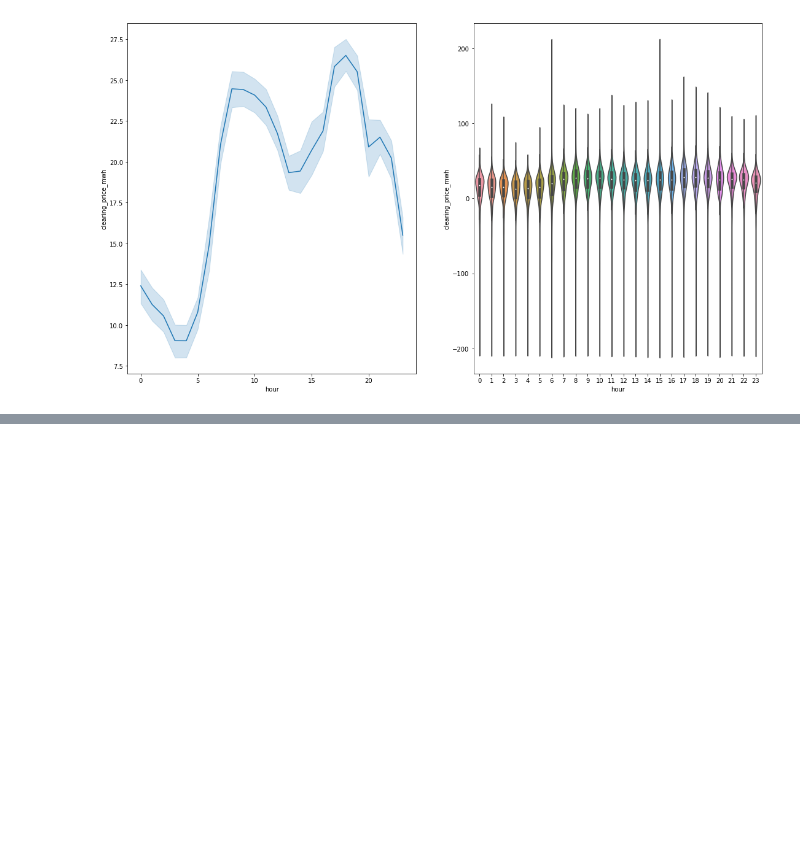
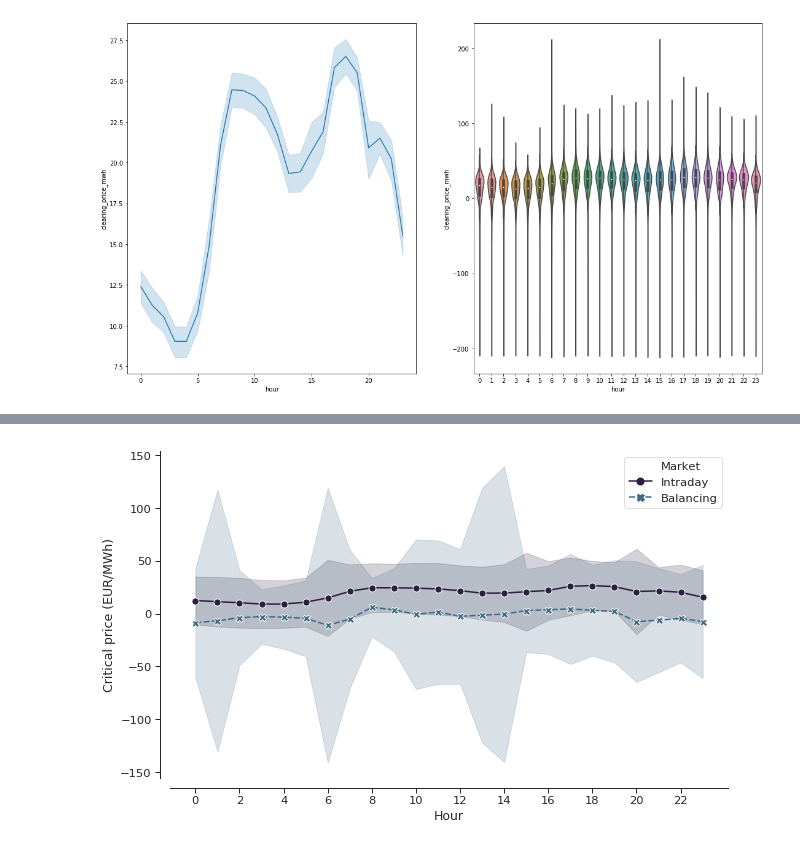
Before and after one commit to indyfree/FleetSim, a Jupyter notebook: notebooks/04-Intraday-Market.ipynb, the cells around one changed output, grey strips where cells are left out. Cells and saved outputs as stored; diff of their text form; code cells hidden in the pictures; blank space fills up the shorter version.

```diff
--- a/notebooks/04-Intraday-Market.ipynb
+++ b/notebooks/04-Intraday-Market.ipynb
@@ -43,0 +60,21 @@ sns.violinplot(x="hour", y="clearing_price_mwh", data=df, ax=ax2);
+# %%
+df_bal = load.balancing_prices()
+df_in = load.intraday_prices()
+
+x = "Hour"
+var_name = "Market"
+value_name = "Critical price (EUR/MWh)"
+
+df_prices = df_in.merge(df_bal, on="product_time", how='outer')
+df_prices.columns = [x, "Intraday", "Balancing"]
+df_prices[x] = df_prices[x].dt.hour
+
+df_prices = pd.melt(df_prices, id_vars=x, var_name=var_name, value_name=value_name)
+
+sns.set_palette(sns.cubehelix_palette(4, start=.5, rot=-.75, reverse=True))
+sns.lineplot(x=x, y=value_name, hue=var_name, style=var_name, ci="sd", markers=True, data=df_prices)
+
+sns.despine(offset=10)
+plt.xticks(np.arange(0, 24, 2));
+# %% [output]
+[figure, added]
```
Also changed, not shown: parts of 5 cells of this notebook, 1 other file.
